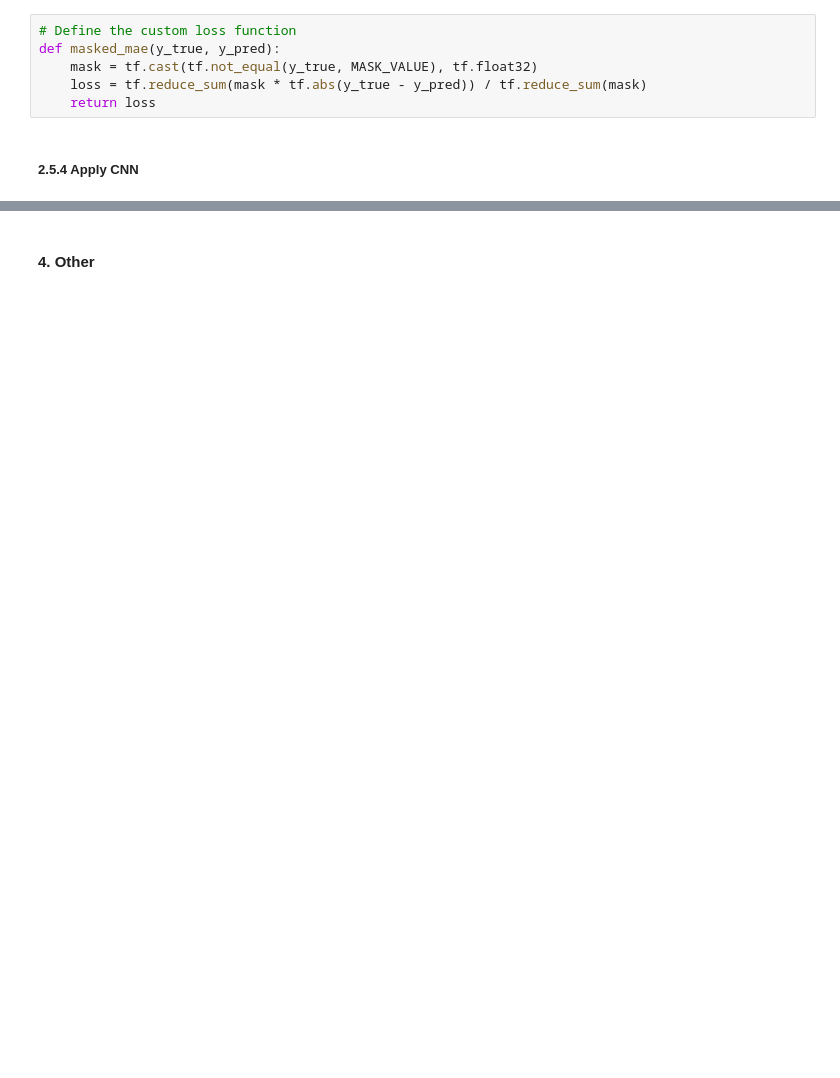
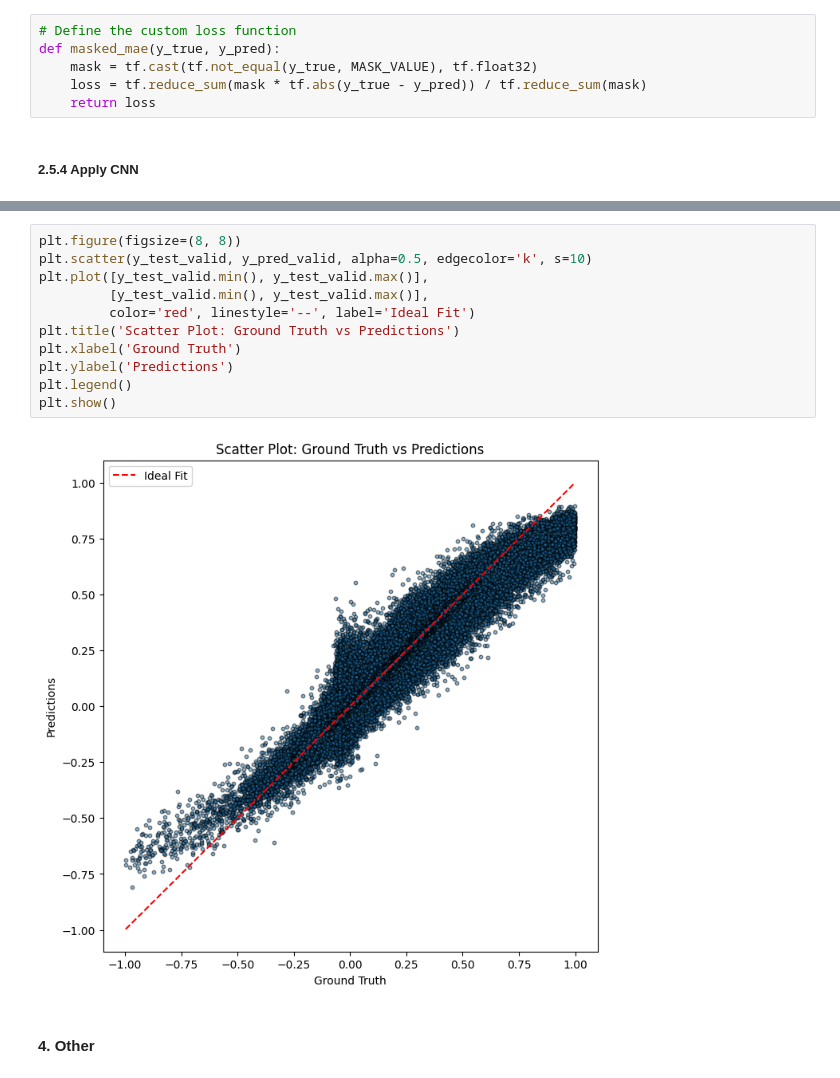
Before and after one commit to larasauser/2024_MLEES, a Jupyter notebook: Project/project_script.ipynb, the cells around one changed output, grey strips where cells are left out. Drawn from its saved outputs; the diff is of its cells as text; blank space fills up the shorter version.

```diff
--- a/Project/project_script.ipynb
+++ b/Project/project_script.ipynb
@@ -1747,3 +1829,16 @@ plt.show()
+# %%
+plt.figure(figsize=(8, 8))
+plt.scatter(y_test_valid, y_pred_valid, alpha=0.5, edgecolor='k', s=10)
+plt.plot([y_test_valid.min(), y_test_valid.max()],
+         [y_test_valid.min(), y_test_valid.max()],
+         color='red', linestyle='--', label='Ideal Fit')
+plt.title('Scatter Plot: Ground Truth vs Predictions')
+plt.xlabel('Ground Truth')
+plt.ylabel('Predictions')
+plt.legend()
+plt.show()
+# %% [output]
+[figure, added]
 # %% [markdown]
 #### 4. Other
 # %%
```
Also changed, not shown: parts of 14 cells of this notebook.
